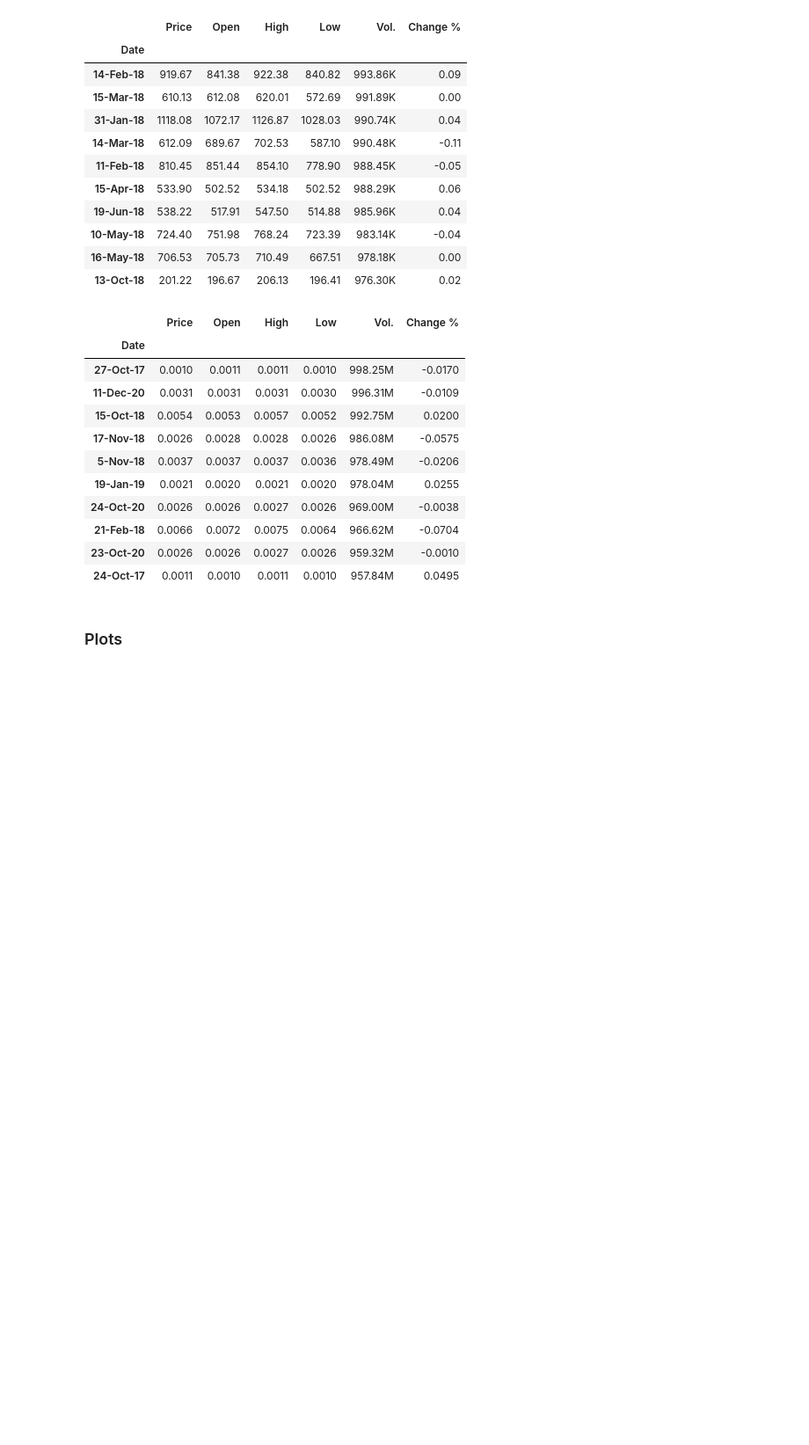
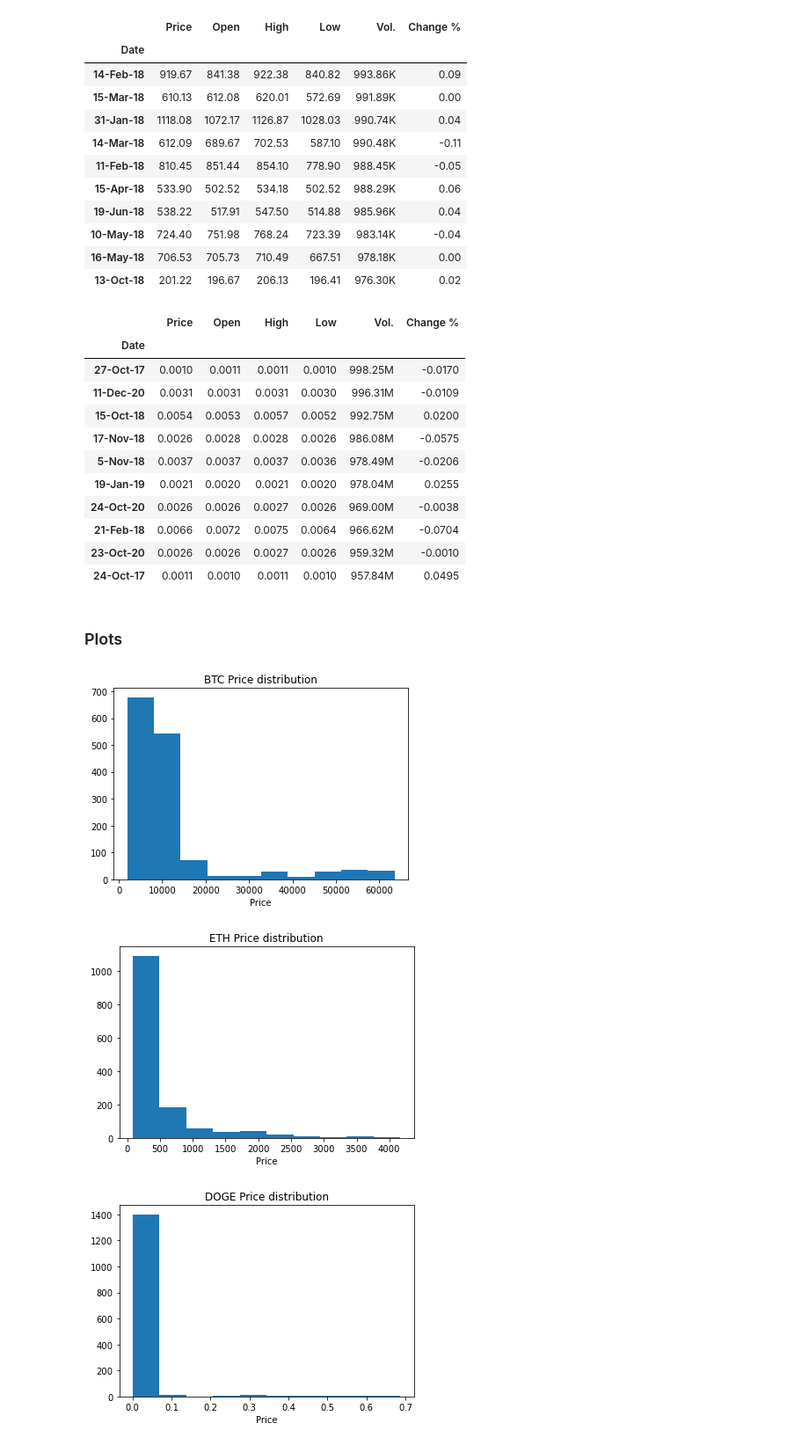
Before and after one commit to aashu26698/Cryptocurrencies-AnInfographic, a Jupyter notebook: Cryptocurrency EDA.ipynb, the cells around one changed output. Shown: that part at 88% size. Saved outputs shown, nothing was run; the diff lists cells and outputs as text; code cells hidden in the pictures; blank space fills up the shorter version.

```diff
--- a/Cryptocurrency EDA.ipynb
+++ b/Cryptocurrency EDA.ipynb
@@ -555,3 +583,22 @@ doge.sort_values(["Vol."],ascending=False).head(10)
 # Largest and Smallest values side by side for each coin
 # Pie chart of average market share for 1 year of 3 coins
 # Percentage change in values as histogram
+# %%
+plt.hist(btc["Price"])
+plt.title('BTC Price distribution')
+plt.xlabel('Price')
+plt.show()
+
+plt.hist(eth["Price"])
+plt.title('ETH Price distribution')
+plt.xlabel('Price')
+plt.show()
+
+plt.hist(doge['Price'])
+plt.title('DOGE Price distribution')
+plt.xlabel('Price')
+plt.show()
+# %% [output]
+[figure, added]
+[figure, added]
+[figure, added]
```
Also changed, not shown: parts of 6 cells of this notebook.
